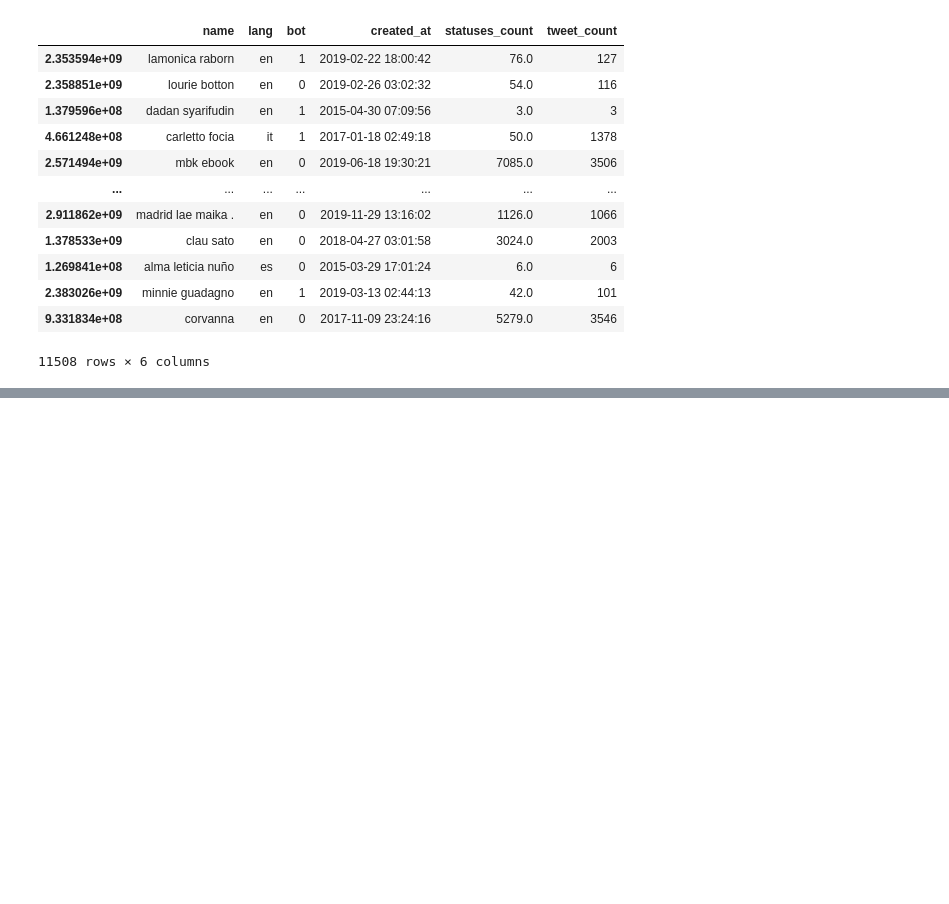
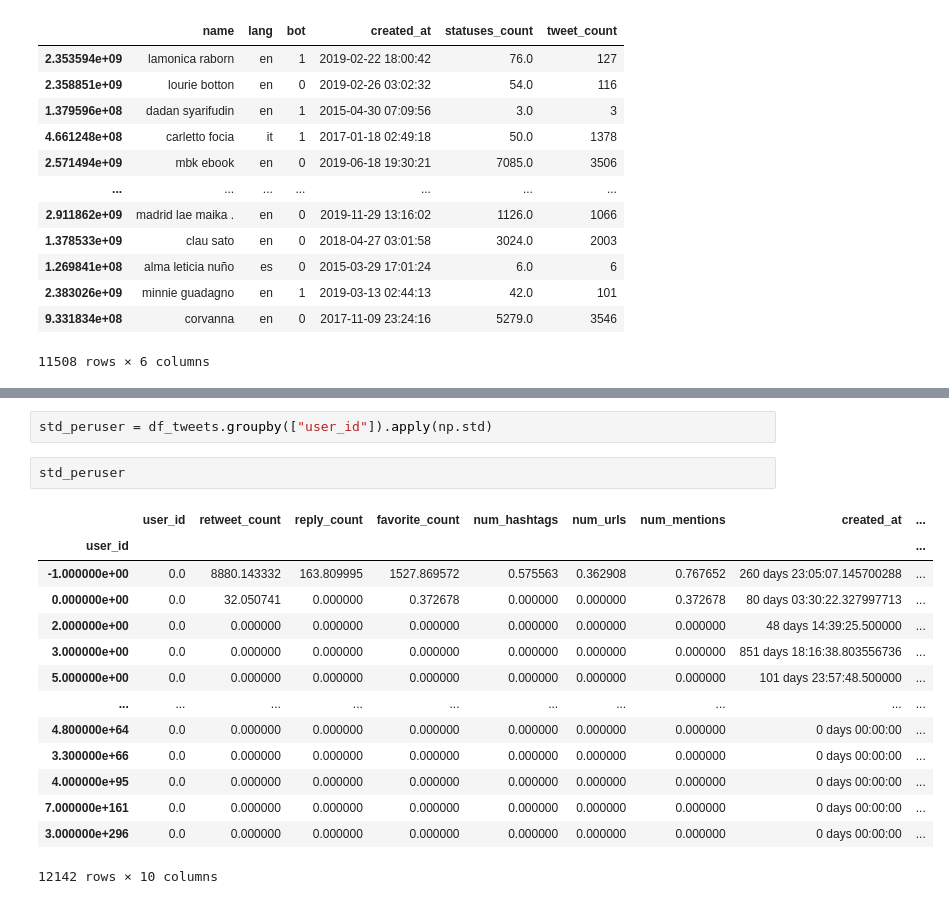
Before and after one commit to domferr/Data-Mining, a Jupyter notebook: Data Cleaning/Users - Create indicators.ipynb, the cells around one changed output, grey strips where cells are left out. Saved outputs shown, nothing was run; the diff lists cells and outputs as text; blank space fills up the shorter version.

```diff
--- a/Data Cleaning/Users - Create indicators.ipynb
+++ b/Data Cleaning/Users - Create indicators.ipynb
@@ -129,0 +191,19 @@ count_peruser
+# %%
+std_peruser = df_tweets.groupby(["user_id"]).apply(np.std)
+# %%
+std_peruser
+# %% [output]
+|  | user_id | retweet_count | reply_count | favorite_count | num_hashtags | num_urls | num_mentions | created_at | ... |
+| user_id |  |  |  |  |  |  |  |  | ... |
+| -1.000000e+00 | 0.0 | 8880.143332 | 163.809995 | 1527.869572 | 0.575563 | 0.362908 | 0.767652 | 260 days 23:05:07.145700288 | ... |
+| 0.000000e+00 | 0.0 | 32.050741 | 0.000000 | 0.372678 | 0.000000 | 0.000000 | 0.372678 | 80 days 03:30:22.327997713 | ... |
+| 2.000000e+00 | 0.0 | 0.000000 | 0.000000 | 0.000000 | 0.000000 | 0.000000 | 0.000000 | 48 days 14:39:25.500000 | ... |
+| 3.000000e+00 | 0.0 | 0.000000 | 0.000000 | 0.000000 | 0.000000 | 0.000000 | 0.000000 | 851 days 18:16:38.803556736 | ... |
+| 5.000000e+00 | 0.0 | 0.000000 | 0.000000 | 0.000000 | 0.000000 | 0.000000 | 0.000000 | 101 days 23:57:48.500000 | ... |
+| ... | ... | ... | ... | ... | ... | ... | ... | ... | ... |
+| 4.800000e+64 | 0.0 | 0.000000 | 0.000000 | 0.000000 | 0.000000 | 0.000000 | 0.000000 | 0 days 00:00:00 | ... |
+| 3.300000e+66 | 0.0 | 0.000000 | 0.000000 | 0.000000 | 0.000000 | 0.000000 | 0.000000 | 0 days 00:00:00 | ... |
+| 4.000000e+95 | 0.0 | 0.000000 | 0.000000 | 0.000000 | 0.000000 | 0.000000 | 0.000000 | 0 days 00:00:00 | ... |
+| 7.000000e+161 | 0.0 | 0.000000 | 0.000000 | 0.000000 | 0.000000 | 0.000000 | 0.000000 | 0 days 00:00:00 | ... |
+| 3.000000e+296 | 0.0 | 0.000000 | 0.000000 | 0.000000 | 0.000000 | 0.000000 | 0.000000 | 0 days 00:00:00 | ... |
+12142 rows × 10 columns
```
Also changed, not shown: parts of 21 cells of this notebook, 1 other file.
